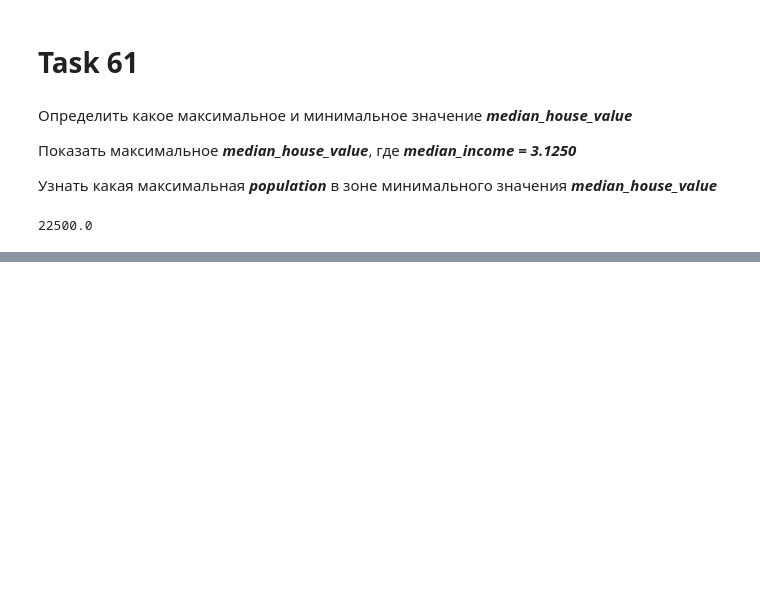
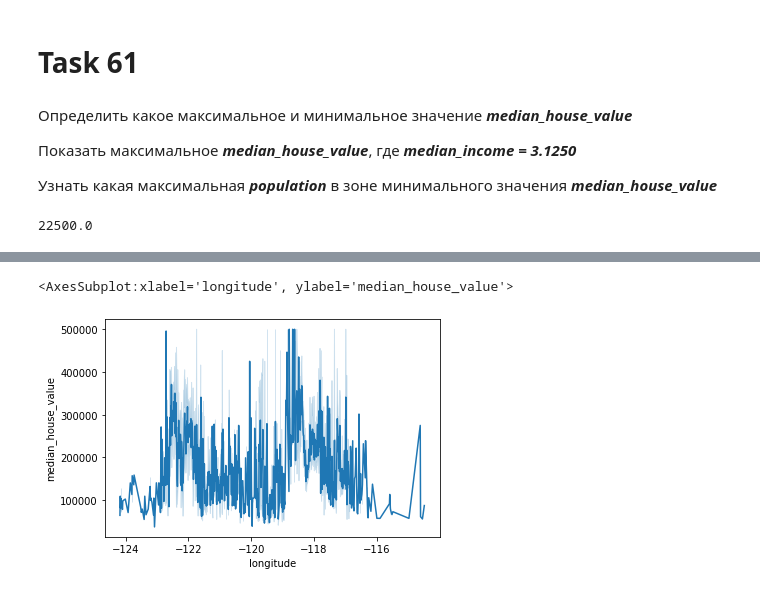
Before and after one commit to Nulenka/9_sem_GB_pandas, a Jupyter notebook: Untitled0.ipynb, the cells around one changed output, grey strips where cells are left out. Drawn from its saved outputs; the diff is of its cells as text; code cells hidden in the pictures; blank space fills up the shorter version.

```diff
--- a/Untitled0.ipynb
+++ b/Untitled0.ipynb
@@ -163,0 +178,5 @@ df.loc[df['median_house_value'] == df['median_house_value'].min(), 'population']
+# %%
+sns.lineplot(x="longitude", y="median_house_value", data=df)
+# %% [output]
+<AxesSubplot:xlabel='longitude', ylabel='median_house_value'>
+[figure, added]
```
Also changed, not shown: parts of 30 cells of this notebook.
